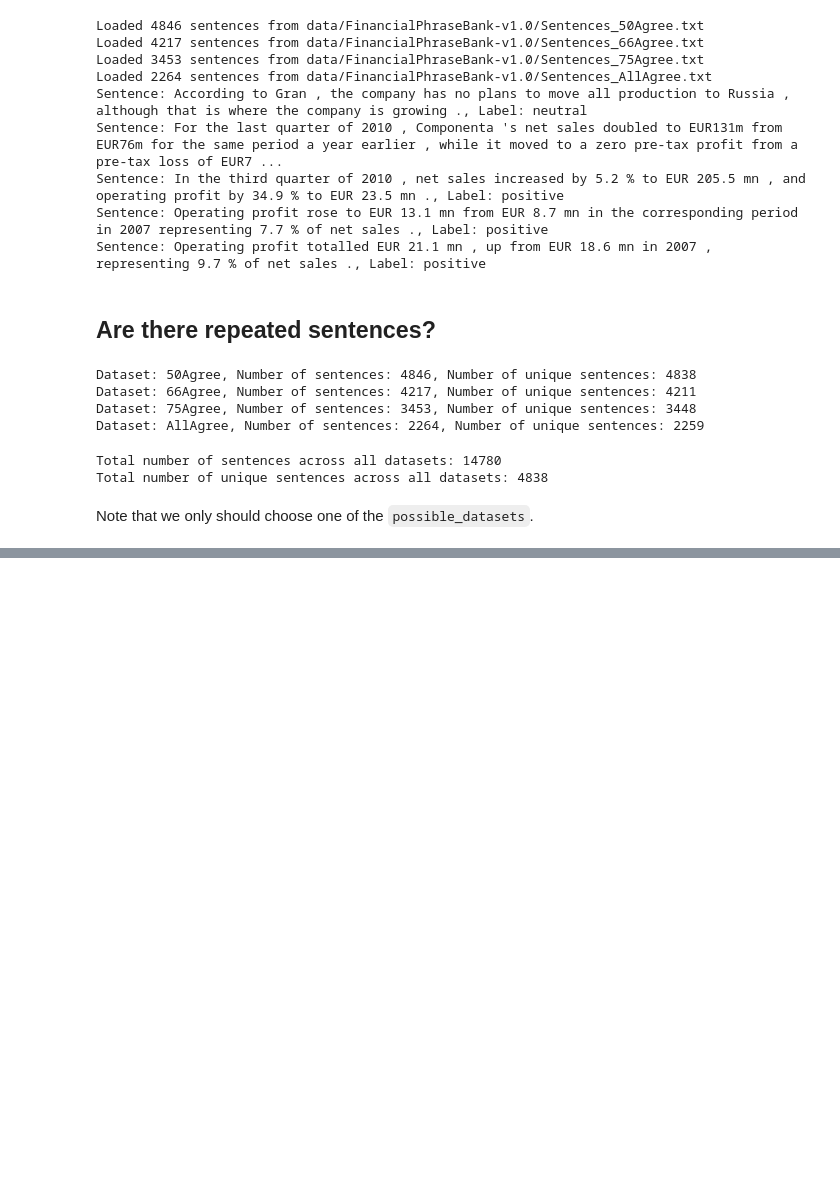
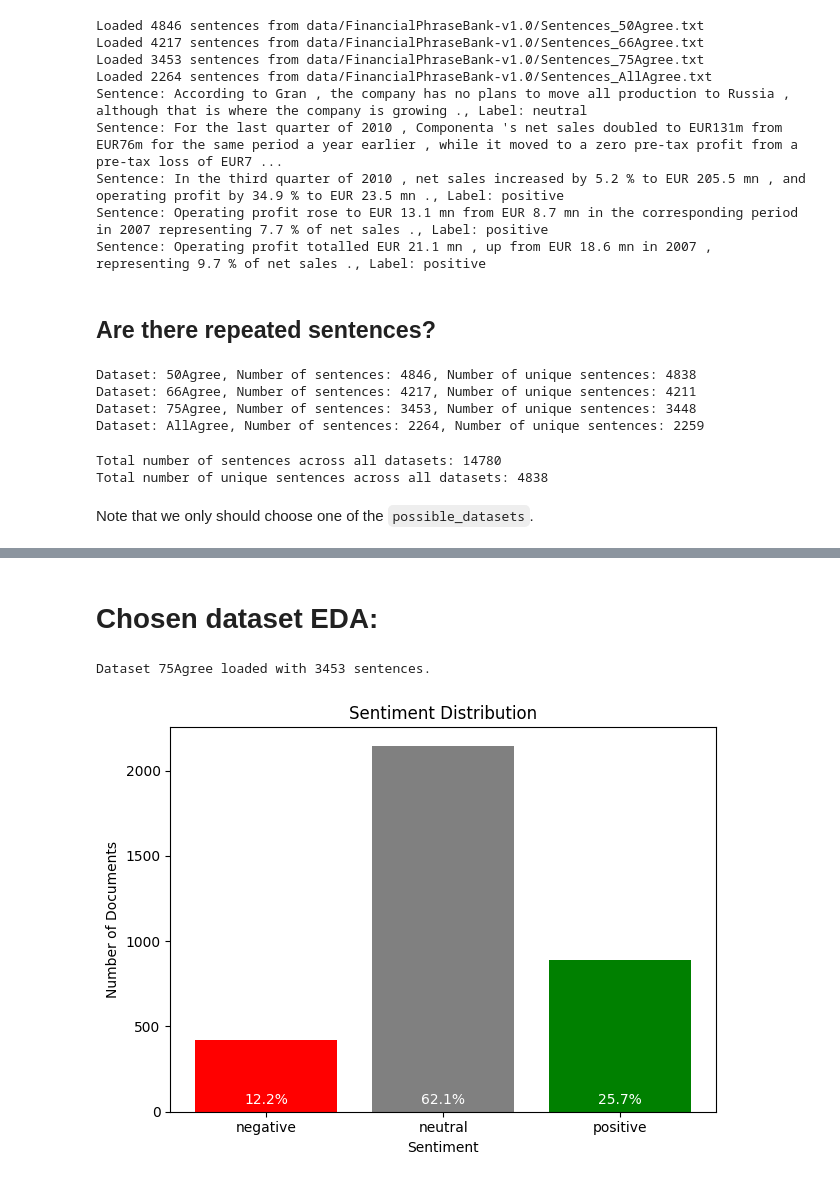
Before and after one commit to Hugoverissimo21/finphrasebank-sentiment, a Jupyter notebook: data EDA.ipynb, the cells around one changed output, grey strips where cells are left out. Saved outputs shown, nothing was run; the diff lists cells and outputs as text; code cells hidden in the pictures; blank space fills up the shorter version.

```diff
--- a/data EDA.ipynb
+++ b/data EDA.ipynb
@@ -121,0 +75,5 @@ Note that we only should choose one of the `possible_datasets`.
+# %%
+chosen_dataset = "75Agree"
+
+data = pd.DataFrame(load_financial_phrasebank(f"{path_to_files}{files_base_name}{chosen_dataset}{files_ends_with}"))
+data.head()
@@ -121,0 +87,25 @@ Note that we only should choose one of the `possible_datasets`.
+# %% [markdown]
+# Chosen dataset EDA:
+# %%
+print(f"Dataset {chosen_dataset} loaded with {len(data)} sentences.")
+# %% [output]
+Dataset 75Agree loaded with 3453 sentences.
+# %%
+label_counts = data["label"].value_counts()
+df = label_counts.reset_index()
+df.columns = ['label', 'count']
+df = df.set_index('label').loc[['negative', 'neutral', 'positive']].reset_index()
+df['percent'] = (df['count'] / df['count'].sum() * 100).round(1).astype(str) + '%'
+colors = ['red', 'grey', 'green']
+fig, ax = plt.subplots()
+bars = ax.bar(df['label'], df['count'], color=colors)
+for bar, pct in zip(bars, df['percent']):
+    ax.text(bar.get_x() + bar.get_width() / 2, 25, pct, ha='center', va='bottom', color='white', fontsize=10)
+
+ax.set_xlabel('Sentiment')
+ax.set_ylabel('Number of Documents')
+ax.set_title('Sentiment Distribution')
+plt.tight_layout()
+plt.show()
+# %% [output]
+[figure, added]
```
Also changed, not shown: parts of 7 cells of this notebook.
